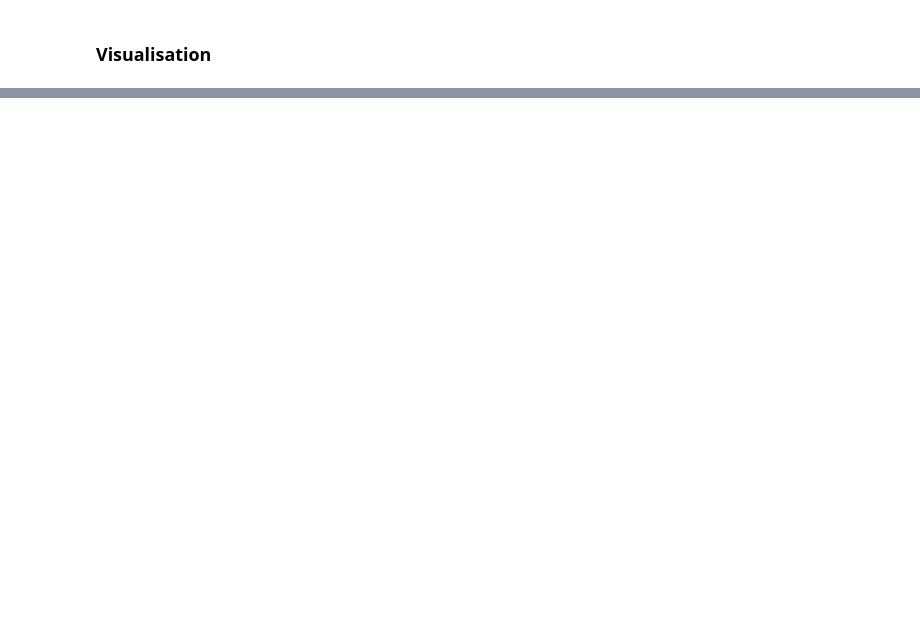
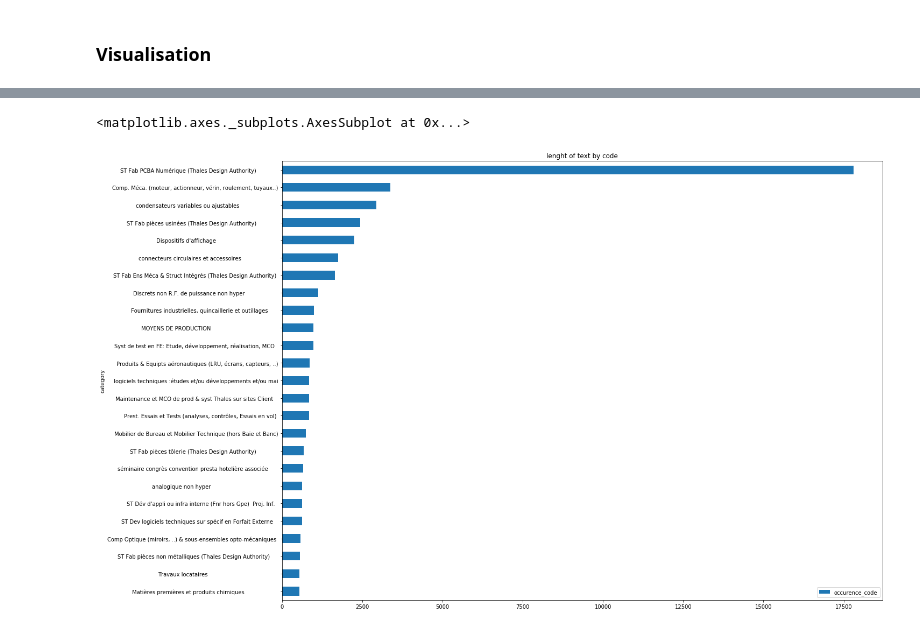
Before and after one commit to mlouarra/Tool_Help_BI, a Jupyter notebook: notebooks/Exploration_Stat_Visu.ipynb, the cells around one changed output, grey strips where cells are left out. Drawn from its saved outputs; the diff is of its cells as text; code cells hidden in the pictures; blank space fills up the shorter version.

Commit message:
data cleaned for json and visual

```diff
--- a/notebooks/Exploration_Stat_Visu.ipynb
+++ b/notebooks/Exploration_Stat_Visu.ipynb
@@ -123,0 +46,2 @@ Name: rapport, dtype: float64
+# %%
+df_cleaned = obj_df_loaded.data_cleaned()
@@ -126,2 +69,8 @@ Name: rapport, dtype: float64
+# %%
+df_cleaned['occurence_words'] = df_cleaned['text'].apply(lambda x : len(x))
+df_cleaned['occurence_code'] = df_cleaned['text_grouped'].apply(lambda x : len(x))
 # %%
-df_for_exploration.sort_values('len_text', ascending = True).plot.barh(x='MATKLMaterialGroupCorrige', y='len_text', figsize = (30,50), title='lenght of text by code')
+df_cleaned[df_cleaned['occurence_code'] > 500].sort_values('occurence_code', ascending = True).plot.barh(x='category', y='occurence_code', figsize = (20,15), title='lenght of text by code')
+# %% [output]
+<matplotlib.axes._subplots.AxesSubplot at 0x...>
+[figure, added]
```
Also changed, not shown: parts of 27 cells of this notebook, 6 other files.
